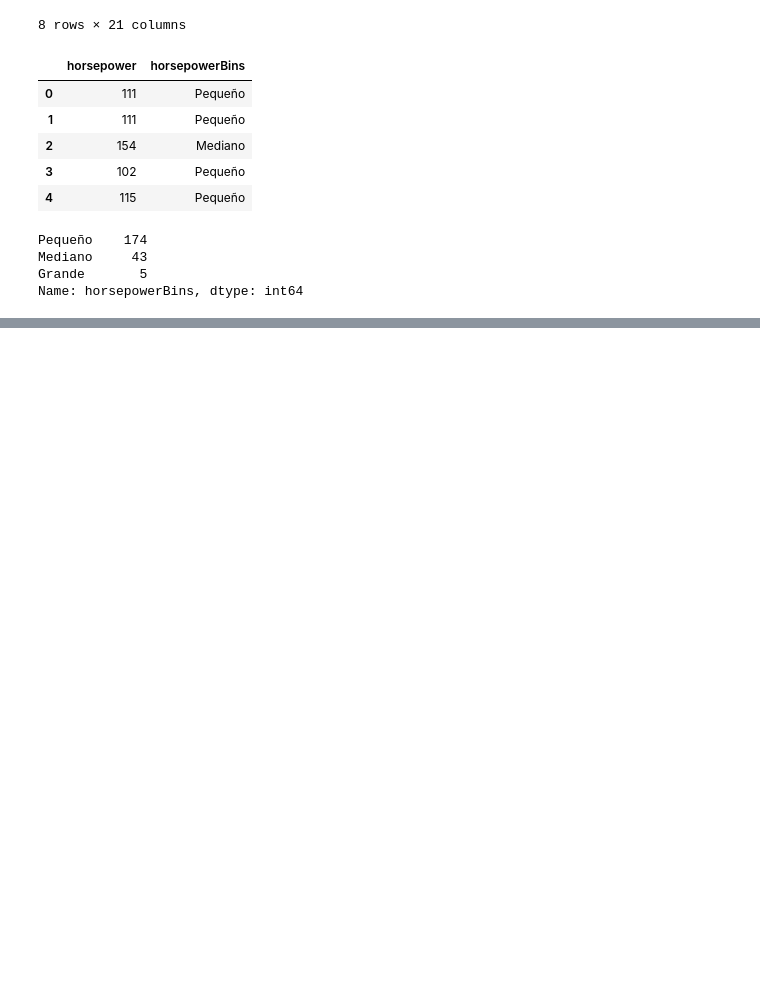
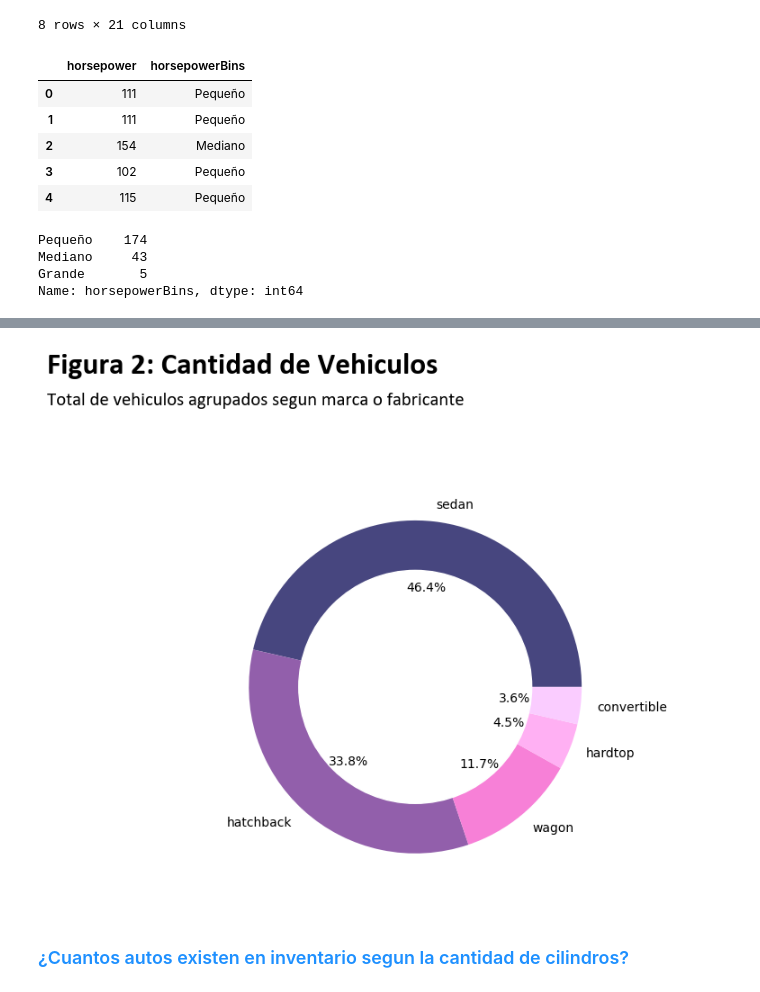
Before and after one commit to IvaRetana/1Q2023, a Jupyter notebook: EDA_Autos_Ivannia_Retana.ipynb, the cells around one changed output, grey strips where cells are left out. Cells and saved outputs as stored; diff of their text form; code cells hidden in the pictures; blank space fills up the shorter version.

```diff
--- a/EDA_Autos_Ivannia_Retana.ipynb
+++ b/EDA_Autos_Ivannia_Retana.ipynb
@@ -591,0 +742,9 @@ dfAutos.head(5)
+# %%
+#voy acrear un data frame, se agrupan y cuenta la cantidad de registros segun marca
+dfGraf=dfAutos.groupby(['style']).count()
+#se selecciona unicamente el indice y la primer columna
+dfGraf=dfGraf.iloc[:,:1]
+#Se ordenan los datos de mayor a menor
+dfGraf=dfGraf.sort_values('symboling',ascending=False)
+#Se muestra el dataFrame a
+dfGraf
@@ -591,0 +759,45 @@ dfAutos.head(5)
+# %%
+names=dfGraf.index.tolist()
+style=dfGraf["symboling"].tolist()
+fig,ax=plt.subplots(1,1,figsize=(8,6.9),dpi=100)
+circulo=plt.Circle((0,0),0.7,color="white") #este circulo es la base de datos del grafico de anillos
+
+plt.pie(style, labels=names,
+        autopct="%1.1f%%",
+        colors=["#47467f","#925fab","#f780d7","#ffb0f3","#faccff"])
+
+
+
+#Formato del grafico
+#---------Titulo y subtitulo del grafico
+
+title_t="Figura 2: Cantidad de Vehiculos"
+ax.set_title(title_t, #mensaje del titulo
+             loc="left",#Se define posicion del texto al lado izquierdo
+             x=0.001,
+             y=0.95,
+            transform=fig.transFigure,
+            fontsize=24,
+            fontweight="bold",
+            fontfamily="calibri")
+
+subtitle_t="Total de vehiculos agrupados segun marca o fabricante"
+plt.suptitle(subtitle_t,
+             horizontalalignment="left",#Se define posicion del texto al lado izquierdo
+             x=0.001,
+             y=0.92,
+            transform=fig.transFigure,
+            fontsize=15,
+            fontweight="regular",
+            fontfamily="calibri")
+
+
+plt.subplots_adjust(top=0.78)
+
+p=plt.gcf()
+p.gca().add_artist(circulo)
+plt.show()
+# %% [output]
+[figure, added]
+# %% [markdown]
+<h3 Style="color:#1E90FF"> ¿Cuantos autos existen en inventario segun la cantidad de cilindros? </h3>
```
Also changed, not shown: parts of 25 cells of this notebook.
